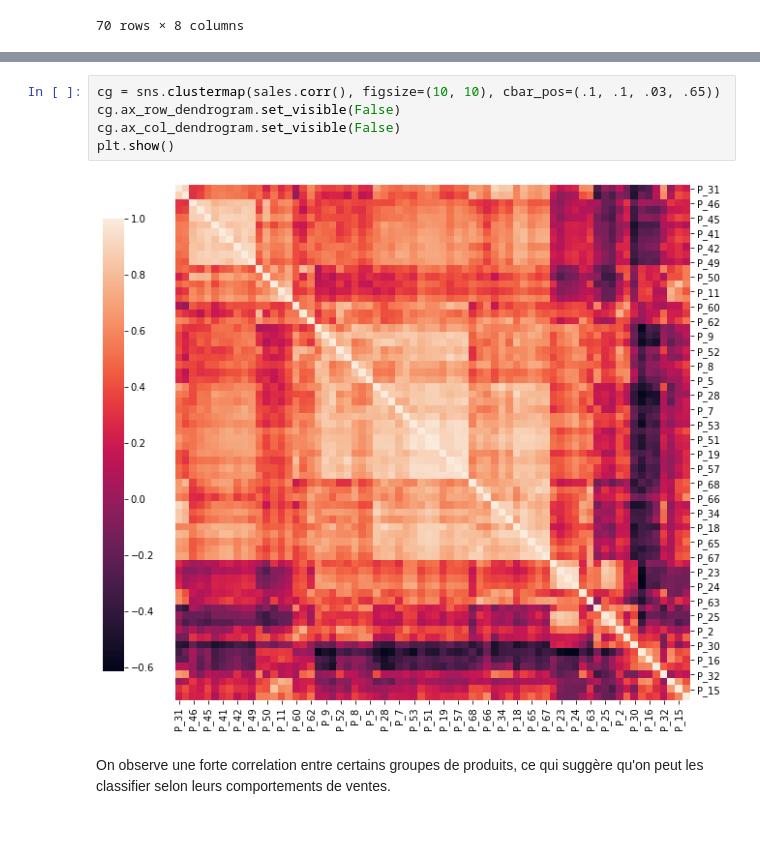
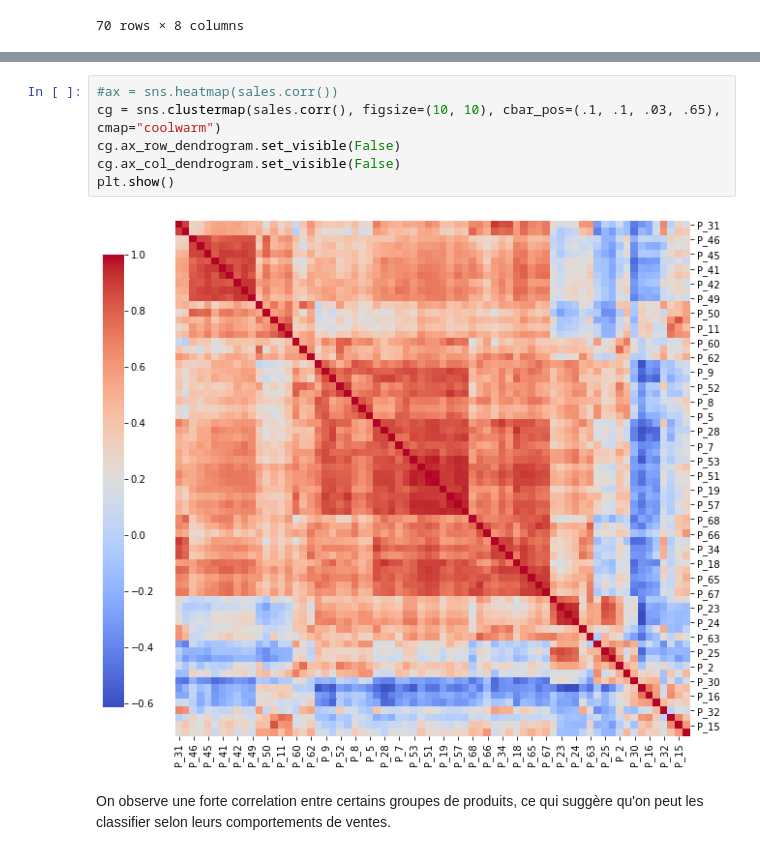
Before and after one commit to Mounji-Salma/Forecasting_App, a Jupyter notebook: clustering_exploration.ipynb, the cells around one changed output, grey strips where cells are left out. Saved outputs shown, nothing was run; the diff lists cells and outputs as text.

```diff
--- a/clustering_exploration.ipynb
+++ b/clustering_exploration.ipynb
@@ -94,10 +76,11 @@ Index(['P_1', 'P_2', 'P_3', 'P_4', 'P_5', 'P_6', 'P_7', 'P_8', 'P_9', 'P_10',
 # %%
-cg = sns.clustermap(sales.corr(), figsize=(10, 10), cbar_pos=(.1, .1, .03, .65))
+#ax = sns.heatmap(sales.corr())
+cg = sns.clustermap(sales.corr(), figsize=(10, 10), cbar_pos=(.1, .1, .03, .65), cmap="coolwarm")
 cg.ax_row_dendrogram.set_visible(False)
 cg.ax_col_dendrogram.set_visible(False)
 plt.show()
 # %% [output]
-[figure, old version]
+[figure, new version]
 # %% [markdown]
 On observe une forte correlation entre certains groupes de produits, ce qui suggère qu'on peut les classifier selon leurs comportements de ventes.
 # %% [markdown]
```
Also changed, not shown: parts of 42 cells of this notebook, 3 other files.
